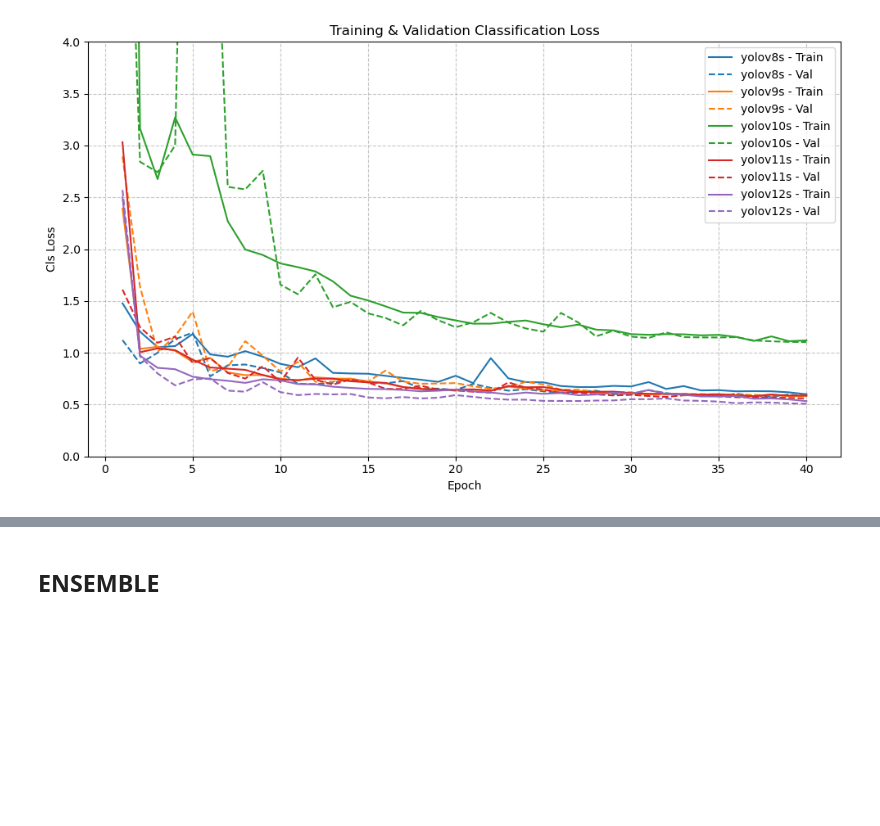
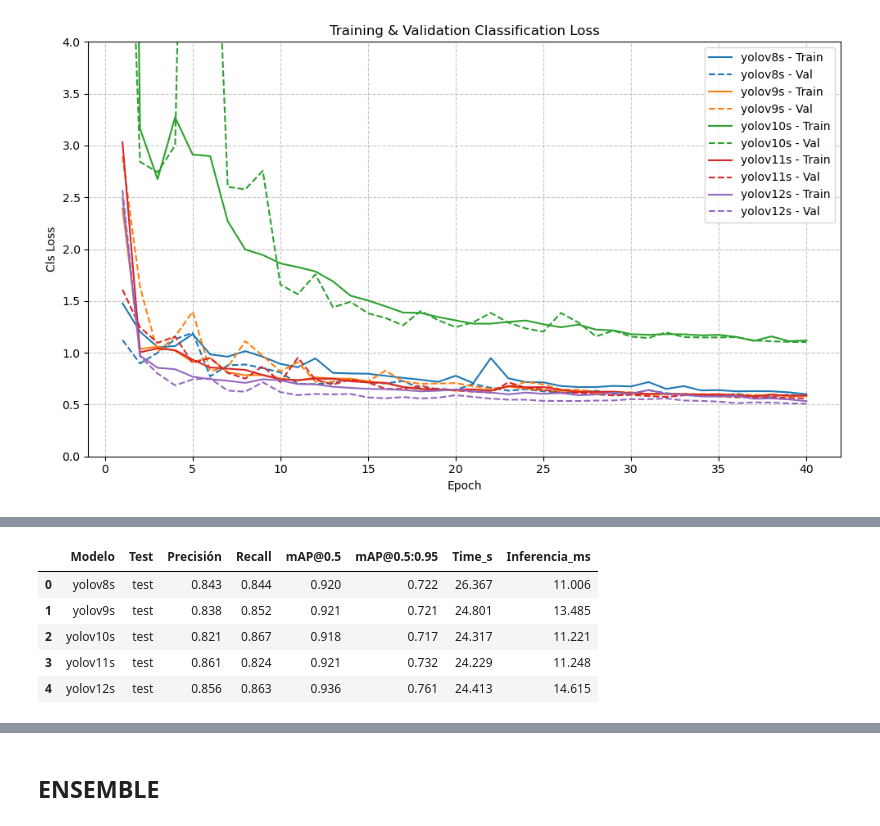
Before and after one commit to AigarciabFabero/TFM, a Jupyter notebook: 04.Codigo/YolovX.ipynb, the cells around one changed output, grey strips where cells are left out. Cells and saved outputs as stored; diff of their text form; code cells hidden in the pictures; blank space fills up the shorter version.

```diff
--- a/04.Codigo/YolovX.ipynb
+++ b/04.Codigo/YolovX.ipynb
@@ -428,3 +300,14 @@ Añadir speed
+# %%
+# RESULTADOS CUANDO SE CARGARON LAS ANOTACIONES DE TEST ORIGINAL
+df = pd.DataFrame(results)
+display(df[df["Test"] == "test"])
+# %% [output]
+|  | Modelo | Test | Precisión | Recall | mAP@0.5 | mAP@0.5:0.95 | Time_s | Inferencia_ms |
+| 0 | yolov8s | test | 0.843 | 0.844 | 0.920 | 0.722 | 26.367 | 11.006 |
+| 1 | yolov9s | test | 0.838 | 0.852 | 0.921 | 0.721 | 24.801 | 13.485 |
+| 2 | yolov10s | test | 0.821 | 0.867 | 0.918 | 0.717 | 24.317 | 11.221 |
+| 3 | yolov11s | test | 0.861 | 0.824 | 0.921 | 0.732 | 24.229 | 11.248 |
+| 4 | yolov12s | test | 0.856 | 0.863 | 0.936 | 0.761 | 24.413 | 14.615 |
 # %%
 df = pd.DataFrame(results)
 display(df)
```
Also changed, not shown: parts of 9 cells of this notebook, 7 other files.
